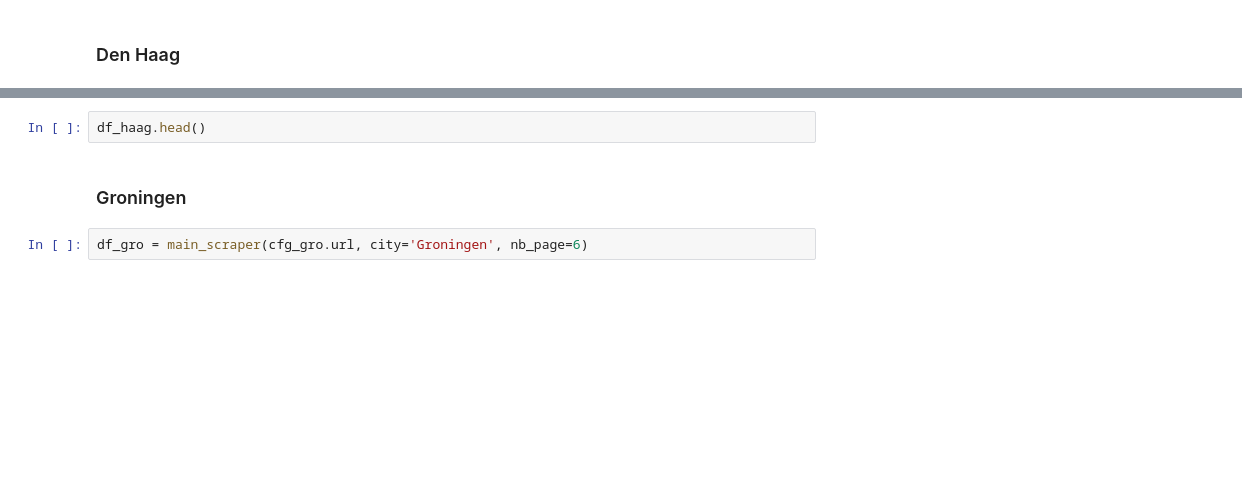
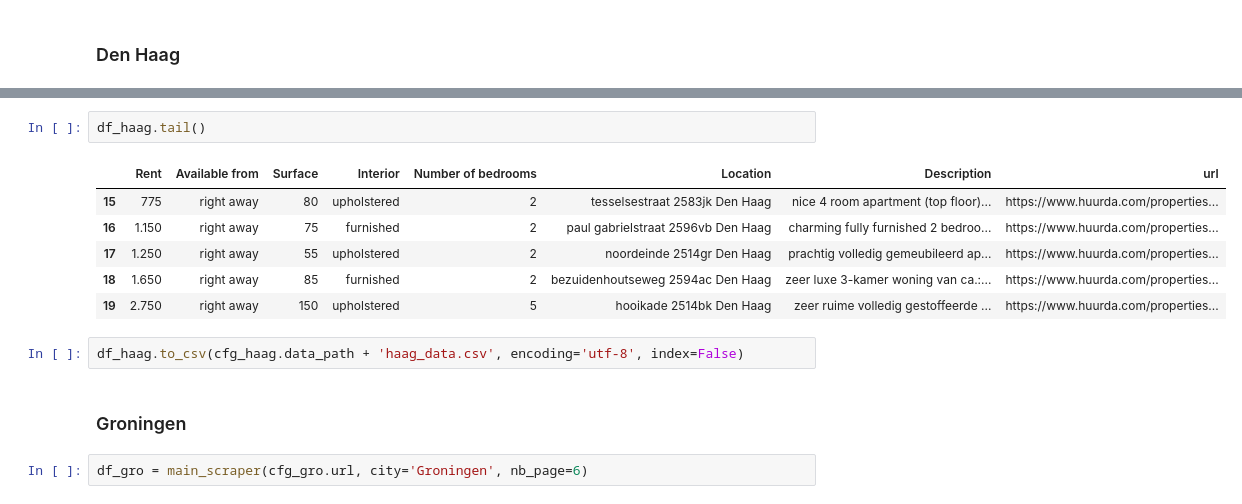
Before and after one commit to GuillaumeCorda/Web_Scraping, a Jupyter notebook: scraper_apartments.ipynb, the cells around one changed output, grey strips where cells are left out. Saved outputs shown, nothing was run; the diff lists cells and outputs as text; blank space fills up the shorter version.

```diff
--- a/scraper_apartments.ipynb
+++ b/scraper_apartments.ipynb
@@ -205,5 +354,14 @@ df_haag.shape
 # %%
-df_haag.head()
+df_haag.tail()
+# %% [output]
+|  | Rent | Available from | Surface | Interior | Number of bedrooms | Location | Description | url |
+| 15 | 775 | right away | 80 | upholstered | 2 | tesselsestraat 2583jk Den Haag | nice 4 room apartment (top floor)... | https://www.huurda.com/properties... |
+| 16 | 1.150 | right away | 75 | furnished | 2 | paul gabrielstraat 2596vb Den Haag | charming fully furnished 2 bedroo... | https://www.huurda.com/properties... |
+| 17 | 1.250 | right away | 55 | upholstered | 2 | noordeinde 2514gr Den Haag | prachtig volledig gemeubileerd ap... | https://www.huurda.com/properties... |
+| 18 | 1.650 | right away | 85 | furnished | 2 | bezuidenhoutseweg 2594ac Den Haag | zeer luxe 3-kamer woning van ca.:... | https://www.huurda.com/properties... |
+| 19 | 2.750 | right away | 150 | upholstered | 5 | hooikade 2514bk Den Haag | zeer ruime volledig gestoffeerde ... | https://www.huurda.com/properties... |
+# %%
+df_haag.to_csv(cfg_haag.data_path + 'haag_data.csv', encoding='utf-8', index=False)
 # %% [markdown]
 ### Groningen
 # %%
```
Also changed, not shown: parts of 47 cells of this notebook.
